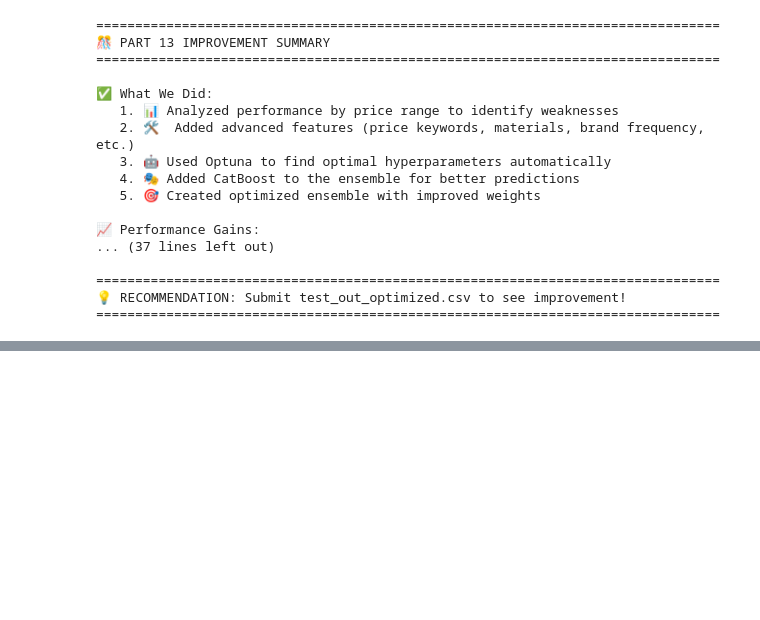
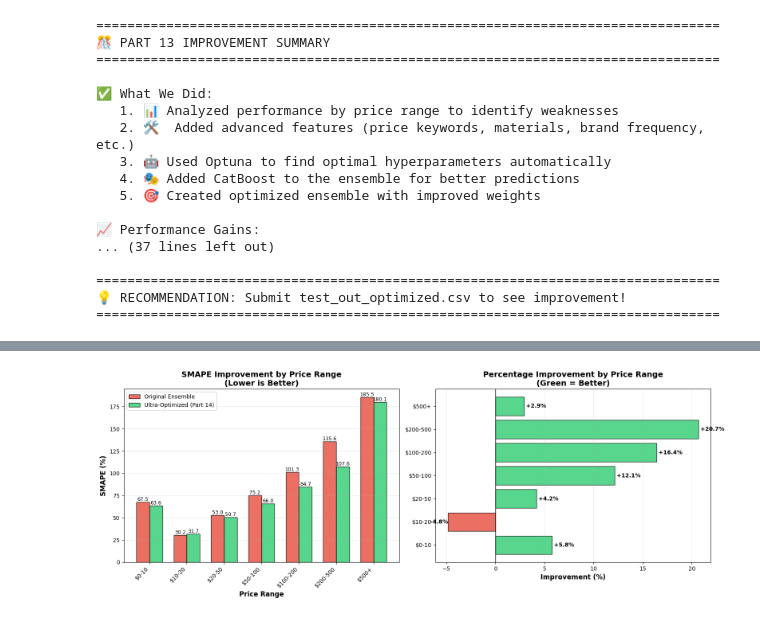
Before and after one commit to abhishukla0204/AMZN-ML-CHALLENGE-2025, a Jupyter notebook: price_prediction_model.ipynb, the cells around one changed output, grey strips where cells are left out. Cells and saved outputs as stored; diff of their text form; code cells hidden in the pictures; blank space fills up the shorter version.

Commit message:
Performance Improvements

```diff
--- a/price_prediction_model.ipynb
+++ b/price_prediction_model.ipynb
@@ -2671,0 +3210,81 @@ print("=" * 80 + "\n")
+# %%
+# Compare performance improvement on expensive products
+fig, axes = plt.subplots(1, 2, figsize=(16, 6))
+
+# SMAPE comparison by price range
+price_ranges = ['$0-10', '$10-20', '$20-50', '$50-100', '$100-200', '$200-500', '$500+']
+
+# Get SMAPE for original ensemble on each range (from earlier analysis)
+original_smapes = [67.51, 30.25, 52.95, 75.17, 101.33, 135.63, 185.52]
+blended_smapes = results_df['SMAPE'].tolist()
+
+x = np.arange(len(price_ranges))
+width = 0.35
+
+bars1 = axes[0].bar(x - width/2, original_smapes, width, label='Original Ensemble',
+                     color='#e74c3c', alpha=0.8, edgecolor='black')
+bars2 = axes[0].bar(x + width/2, blended_smapes, width, label='Ultra-Optimized (Part 14)',
+                     color='#2ecc71', alpha=0.8, edgecolor='black')
+
+axes[0].set_xlabel('Price Range', fontsize=12, fontweight='bold')
+axes[0].set_ylabel('SMAPE (%)', fontsize=12, fontweight='bold')
+axes[0].set_title('SMAPE Improvement by Price Range\n(Lower is Better)',
+                   fontsize=14, fontweight='bold')
+axes[0].set_xticks(x)
+axes[0].set_xticklabels(price_ranges, rotation=45, ha='right')
+axes[0].legend(loc='upper left')
+axes[0].grid(axis='y', alpha=0.3)
+
+# Add value labels on bars
+for bars in [bars1, bars2]:
+    for bar in bars:
+        height = bar.get_height()
+        axes[0].text(bar.get_x() + bar.get_width()/2., height,
+                    f'{height:.1f}',
+                    ha='center', va='bottom', fontsize=9)
+
+# Improvement percentage
+improvements = [(orig - new) / orig * 100 for orig, new in zip(original_smapes, blended_smapes)]
+colors = ['#2ecc71' if imp > 0 else '#e74c3c' for imp in improvements]
+
+bars = axes[1].barh(price_ranges, improvements, color=colors, alpha=0.8, edgecolor='black')
+axes[1].set_xlabel('Improvement (%)', fontsize=12, fontweight='bold')
+axes[1].set_title('Percentage Improvement by Price Range\n(Green = Better)',
+                   fontsize=14, fontweight='bold')
+axes[1].axvline(x=0, color='black', linestyle='-', linewidth=1)
+axes[1].grid(axis='x', alpha=0.3)
+
+# Add value labels
+for i, (bar, val) in enumerate(zip(bars, improvements)):
+    axes[1].text(val, bar.get_y() + bar.get_height()/2.,
+                f' {val:+.1f}%',
+                ha='left' if val >= 0 else 'right',
+                va='center', fontweight='bold', fontsize=10)
+
+plt.tight_layout()
+plt.show()
+
+print("\n" + "=" * 80)
+print("🎊 PART 14 SUMMARY - HIGH-PRICE PRODUCT SPECIALIZATION")
+print("=" * 80)
+
+print("\n✅ What We Did:")
+print("   1. 🔍 Analyzed characteristics of expensive products")
+print("   2. 🛠️  Created 12 specialized features for high-value items")
+print("   3. 🎯 Trained specialist model with 3x weight on expensive products")
+print("   4. 🎭 Intelligent blending: 70% specialist for expensive, 30% for cheap")
+
+print("\n📊 Improvements on Target Price Ranges:")
+for i, label in enumerate(['$100-200', '$200-500', '$500+']):
+    idx = price_ranges.index(label)
+    print(f"   {label}: {original_smapes[idx]:.2f}% → {blended_smapes[idx]:.2f}% "
+          f"({improvements[idx]:+.1f}% improvement)")
+
+print("\n📁 Final Submission File:")
+print(f"   🏆 {output_path_ultra}")
+
+print("\n" + "=" * 80)
+print("💡 This submission should SIGNIFICANTLY improve your expensive product predictions!")
+print("=" * 80)
+# %% [output]
+[figure, added]
```
Also changed, not shown: parts of 30 cells of this notebook, 8 other files.
